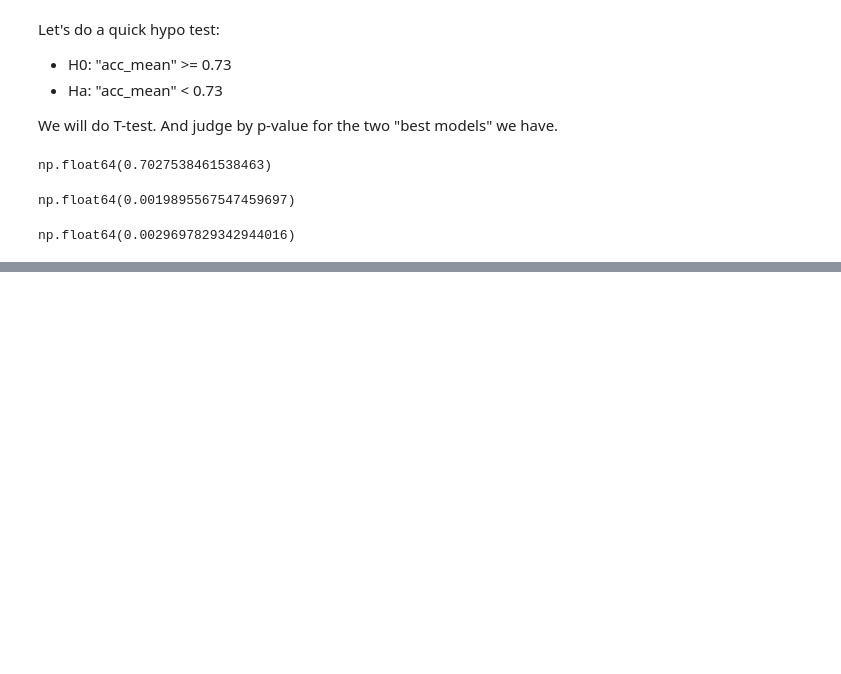
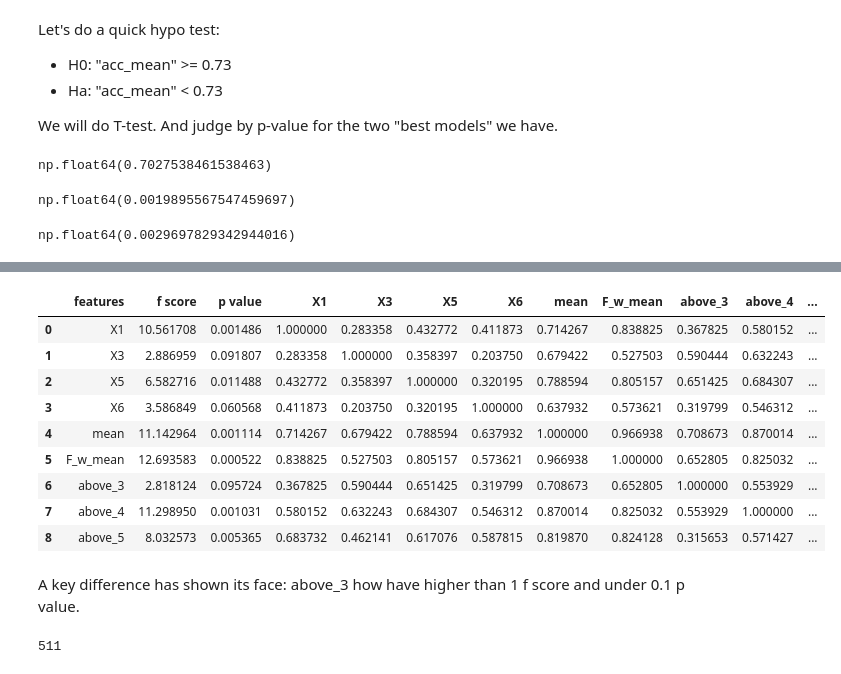
Before and after one commit to YCoeusZ/OAM6GH5slDAHadnQ, a Jupyter notebook: note_books/KNN_and_A_Standdard_Pipeline.ipynb, the cells around one changed output, grey strips where cells are left out. Saved outputs shown, nothing was run; the diff lists cells and outputs as text; code cells hidden in the pictures; blank space fills up the shorter version.

```diff
--- a/note_books/KNN_and_A_Standdard_Pipeline.ipynb
+++ b/note_books/KNN_and_A_Standdard_Pipeline.ipynb
@@ -877,0 +1088,36 @@ Although H0 is rejected of I use the common $\alpha=0.05$ line, I feel this is s
+# %%
+eva_pipe["DataSelector"].total_
+# %% [output]
+|  | features | f score | p value | X1 | X3 | X5 | X6 | mean | F_w_mean | above_3 | above_4 | ... |
+| 0 | X1 | 10.561708 | 0.001486 | 1.000000 | 0.283358 | 0.432772 | 0.411873 | 0.714267 | 0.838825 | 0.367825 | 0.580152 | ... |
+| 1 | X3 | 2.886959 | 0.091807 | 0.283358 | 1.000000 | 0.358397 | 0.203750 | 0.679422 | 0.527503 | 0.590444 | 0.632243 | ... |
+| 2 | X5 | 6.582716 | 0.011488 | 0.432772 | 0.358397 | 1.000000 | 0.320195 | 0.788594 | 0.805157 | 0.651425 | 0.684307 | ... |
+| 3 | X6 | 3.586849 | 0.060568 | 0.411873 | 0.203750 | 0.320195 | 1.000000 | 0.637932 | 0.573621 | 0.319799 | 0.546312 | ... |
+| 4 | mean | 11.142964 | 0.001114 | 0.714267 | 0.679422 | 0.788594 | 0.637932 | 1.000000 | 0.966938 | 0.708673 | 0.870014 | ... |
+| 5 | F_w_mean | 12.693583 | 0.000522 | 0.838825 | 0.527503 | 0.805157 | 0.573621 | 0.966938 | 1.000000 | 0.652805 | 0.825032 | ... |
+| 6 | above_3 | 2.818124 | 0.095724 | 0.367825 | 0.590444 | 0.651425 | 0.319799 | 0.708673 | 0.652805 | 1.000000 | 0.553929 | ... |
+| 7 | above_4 | 11.298950 | 0.001031 | 0.580152 | 0.632243 | 0.684307 | 0.546312 | 0.870014 | 0.825032 | 0.553929 | 1.000000 | ... |
+| 8 | above_5 | 8.032573 | 0.005365 | 0.683732 | 0.462141 | 0.617076 | 0.587815 | 0.819870 | 0.824128 | 0.315653 | 0.571427 | ... |
+# %% [markdown]
+A key difference has shown its face: above_3 how have higher than 1 f score and under 0.1 p value.
+# %%
+range_nn = range(1, 15 + 1)
+# range_nn = range(10+1) # We will reduce the max nn number: All our performers never even touch 10.
+range_feat4_combin = training.all_combin(eva_out.columns)
+print(len(range_feat4_combin))
+
+n_split = 5
+n_repeats = 20
+RSKF = RepeatedStratifiedKFold(n_splits=n_split, random_state=420, n_repeats=n_repeats)
+splits = list(RSKF.split(X=feat4, y=tar))
+
+pipe=Pipeline([
+    ("DataCreate", training.data_creator()),
+    ("DataSelector", training.data_selector()),
+    ("scale",StandardScaler()),
+    ("KNN",KNeighborsClassifier())]
+)
+
+jobs4 = list(itertools.product(range_feat4_combin, range_nn))
+# %% [output]
+511
```
Also changed, not shown: parts of 26 cells of this notebook, 2 other files.
